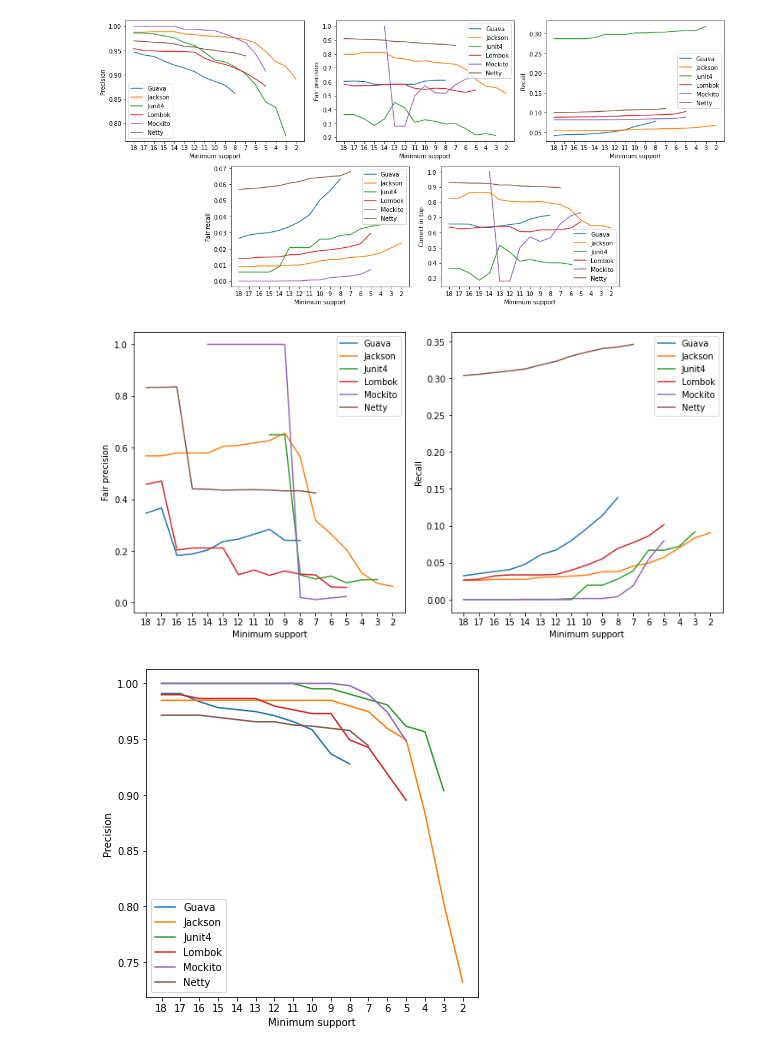
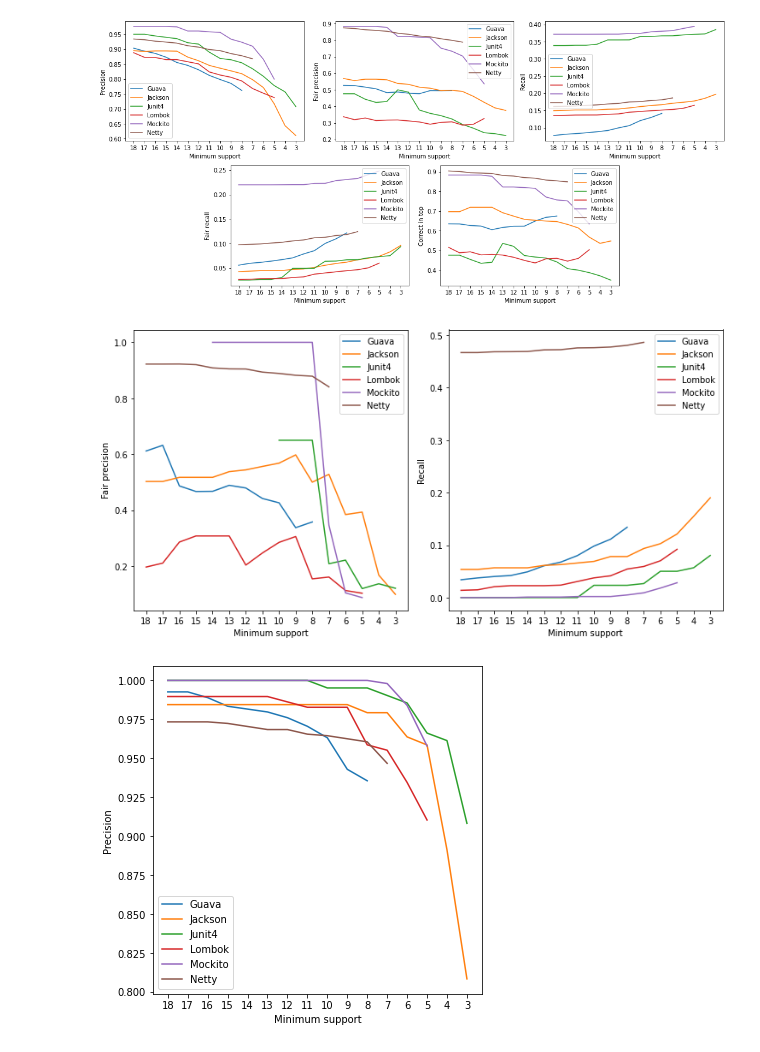
Before and after one commit to mrmegapolys/GitRules, a Jupyter notebook: notebooks/evaluation.ipynb, the cells around one changed output. Drawn from its saved outputs; the diff is of its cells as text; code cells hidden in the pictures.

```diff
--- a/notebooks/evaluation.ipynb
+++ b/notebooks/evaluation.ipynb
@@ -114,15 +114,15 @@ def plotFalseAlarm(generation):
 
     figure.tight_layout()
 # %%
-plotNavigation('gen6_max5_30s')
+plotNavigation('gen8_max5_30s')
 # %% [output]
-[figure, old version]
+[figure, new version]
 # %%
-plotPrevention('gen7_max5_30s')
+plotPrevention('gen8_max5_30s')
 # %% [output]
-[figure, old version]
+[figure, new version]
 # %%
-plotFalseAlarm('gen6_max5_30s')
+plotFalseAlarm('gen8_max5_30s')
 # %% [output]
-[figure, old version]
+[figure, new version]
 # %%
```
Also changed, not shown: parts of 16 cells of this notebook, 9 other files.
